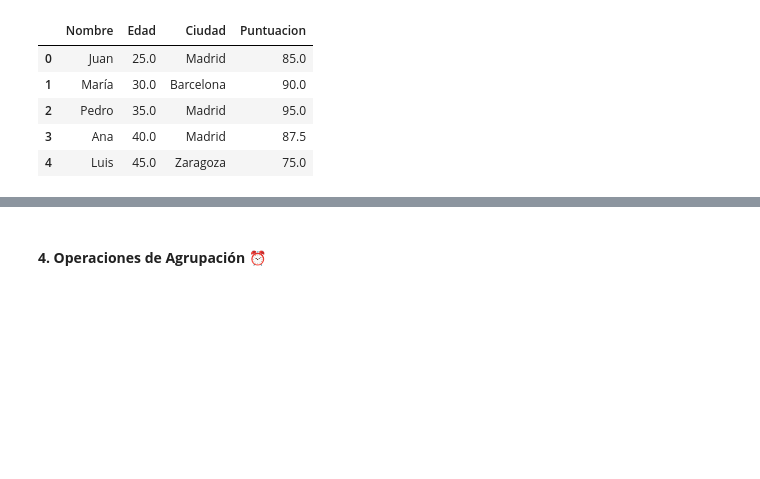
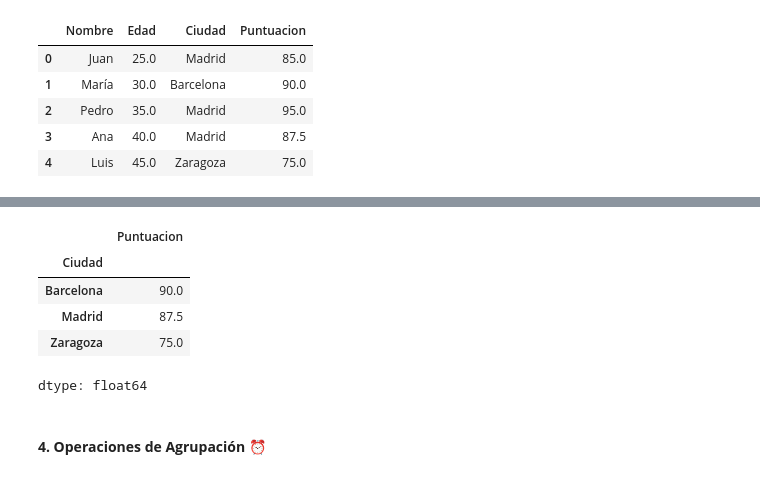
Before and after one commit to jaquimbayoc7/DiplomadoML2025, a Jupyter notebook: Modulo 1 - Introduccion a ML y EDA/1.2. Códigos/3. IntroduccionPandas.ipynb, the cells around one changed output, grey strips where cells are left out. Cells and saved outputs as stored; diff of their text form; code cells hidden in the pictures; blank space fills up the shorter version.

```diff
--- a/Modulo 1 - Introduccion a ML y EDA/1.2. Códigos/3. IntroduccionPandas.ipynb
+++ b/Modulo 1 - Introduccion a ML y EDA/1.2. Códigos/3. IntroduccionPandas.ipynb
@@ -206,2 +235,11 @@ df
+# %%
+df.groupby('Ciudad')['Puntuacion'].median()
+# %% [output]
+|  | Puntuacion |
+| Ciudad |  |
+| Barcelona | 90.0 |
+| Madrid | 87.5 |
+| Zaragoza | 75.0 |
+dtype: float64
 # %% [markdown]
 #### **4. Operaciones de Agrupación** ⏰
```
Also changed, not shown: parts of 8 cells of this notebook.
